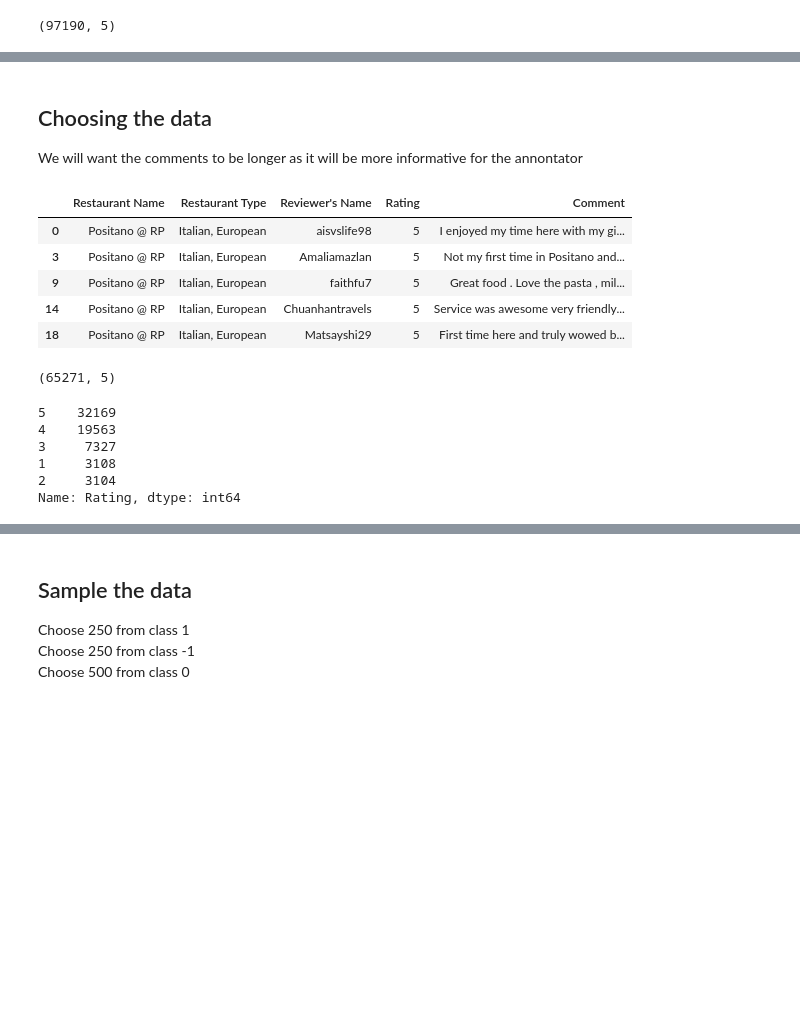
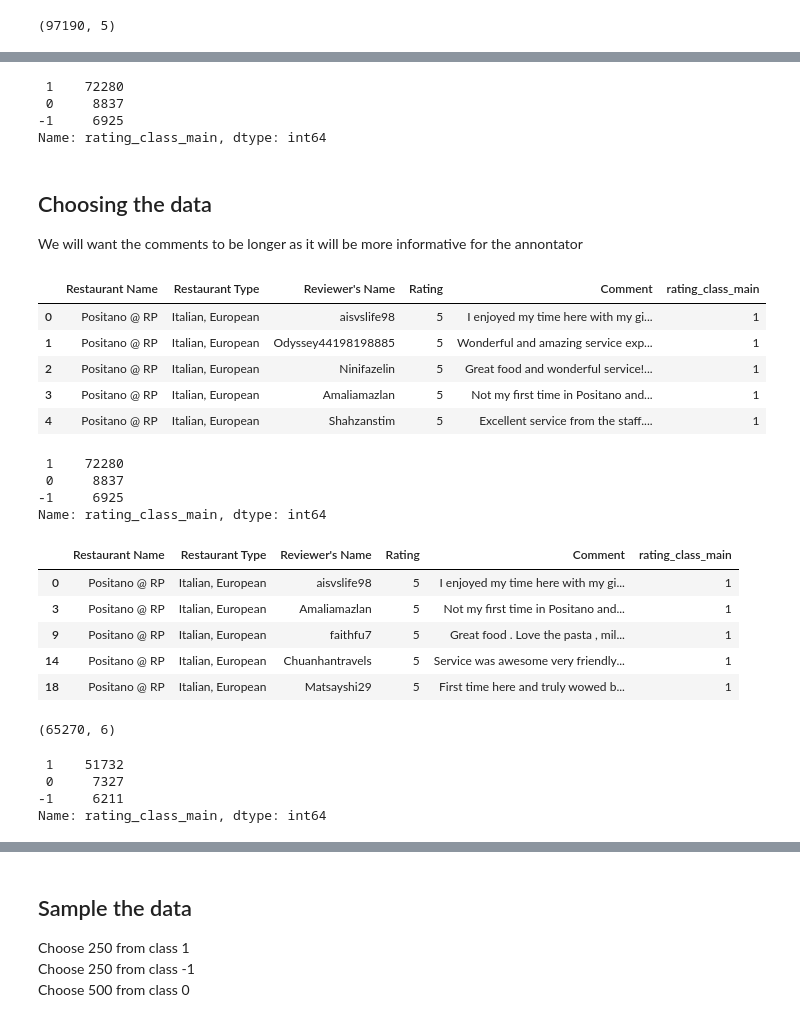
Before and after one commit to nicholasneo78/information-retrieval, a Jupyter notebook: inter-annontator-agreement-data-code.ipynb, the cells around one changed output, grey strips where cells are left out. Drawn from its saved outputs; the diff is of its cells as text; code cells hidden in the pictures; blank space fills up the shorter version.

```diff
--- a/inter-annontator-agreement-data-code.ipynb
+++ b/inter-annontator-agreement-data-code.ipynb
@@ -41,0 +83,8 @@ Name: Rating, dtype: int64
+# %%
+# check distribution of the data's class label
+data_raw['rating_class_main'].value_counts()
+# %% [output]
+ 1    72280
+ 0     8837
+-1     6925
+Name: rating_class_main, dtype: int64
@@ -42,6 +94,25 @@ Name: Rating, dtype: int64
 # %% [markdown]
 ## Choosing the data
 We will want the comments to be longer as it will be more informative for the annontator
+# %%
+# import data
+data_raw = pd.read_csv('./data/trip-advisor-comments-no-duplicate-partitioned.csv')
+data_raw.head()
+# %% [output]
+|  | Restaurant Name | Restaurant Type | Reviewer's Name | Rating | Comment | rating_class_main |
+| 0 | Positano @ RP | Italian, European | aisvslife98 | 5 | I enjoyed my time here with my gi... | 1 |
+| 1 | Positano @ RP | Italian, European | Odyssey44198198885 | 5 | Wonderful and amazing service exp... | 1 |
+| 2 | Positano @ RP | Italian, European | Ninifazelin | 5 | Great food and wonderful service!... | 1 |
+| 3 | Positano @ RP | Italian, European | Amaliamazlan | 5 | Not my first time in Positano and... | 1 |
+| 4 | Positano @ RP | Italian, European | Shahzanstim | 5 | Excellent service from the staff.... | 1 |
+# %%
+# check distribution of the data's class label
+data_raw['rating_class_main'].value_counts()
+# %% [output]
+ 1    72280
+ 0     8837
+-1     6925
+Name: rating_class_main, dtype: int64
 # %%
 # a constant that removes the entries either less than this amount of words
 N = 30
@@ -50,23 +121,21 @@ N = 30
 data = data_raw[data_raw['Comment'].str.split().str.len().ge(N)]
 data.head(5)
 # %% [output]
-|  | Restaurant Name | Restaurant Type | Reviewer's Name | Rating | Comment |
-| 0 | Positano @ RP | Italian, European | aisvslife98 | 5 | I enjoyed my time here with my gi... |
-| 3 | Positano @ RP | Italian, European | Amaliamazlan | 5 | Not my first time in Positano and... |
-| 9 | Positano @ RP | Italian, European | faithfu7 | 5 | Great food . Love the pasta , mil... |
-| 14 | Positano @ RP | Italian, European | Chuanhantravels | 5 | Service was awesome very friendly... |
-| 18 | Positano @ RP | Italian, European | Matsayshi29 | 5 | First time here and truly wowed b... |
+|  | Restaurant Name | Restaurant Type | Reviewer's Name | Rating | Comment | rating_class_main |
+| 0 | Positano @ RP | Italian, European | aisvslife98 | 5 | I enjoyed my time here with my gi... | 1 |
+| 3 | Positano @ RP | Italian, European | Amaliamazlan | 5 | Not my first time in Positano and... | 1 |
+| 9 | Positano @ RP | Italian, European | faithfu7 | 5 | Great food . Love the pasta , mil... | 1 |
+| 14 | Positano @ RP | Italian, European | Chuanhantravels | 5 | Service was awesome very friendly... | 1 |
+| 18 | Positano @ RP | Italian, European | Matsayshi29 | 5 | First time here and truly wowed b... | 1 |
 # %%
 data.shape
 # %% [output]
-(65271, 5)
+(65270, 6)
 # %%
 # check distribution of the data's rating label
-data['Rating'].value_counts()
+data['rating_class_main'].value_counts()
 # %% [output]
-5    32169
-4    19563
-3     7327
-1     3108
-2     3104
-Name: Rating, dtype: int64
+ 1    51732
+ 0     7327
+-1     6211
+Name: rating_class_main, dtype: int64
```
Also changed, not shown: parts of 18 cells of this notebook, 3 other files.
